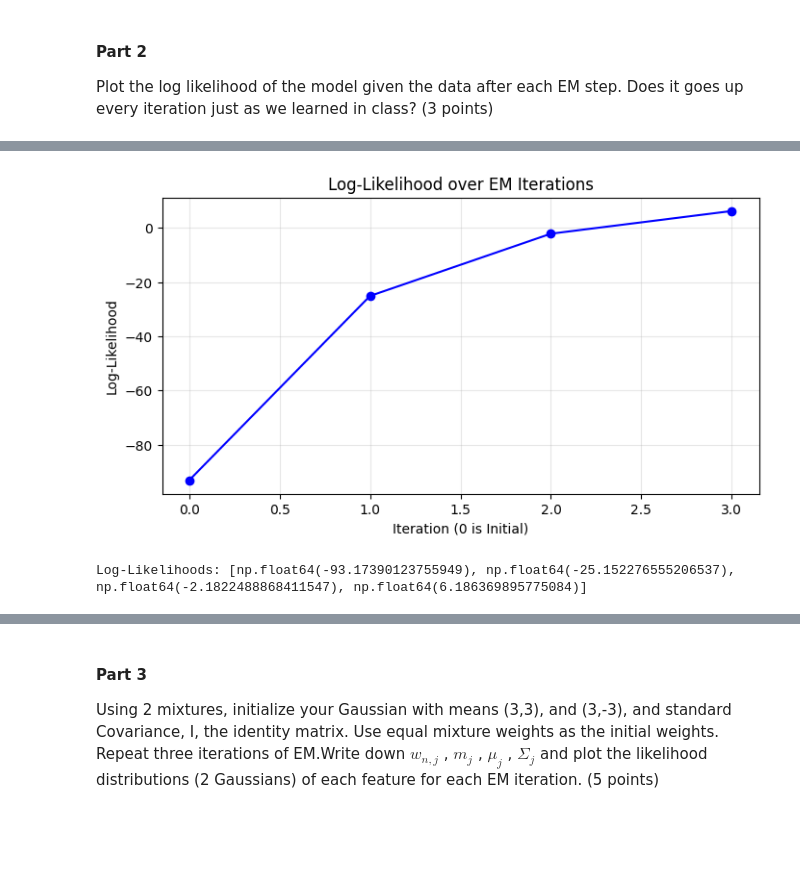
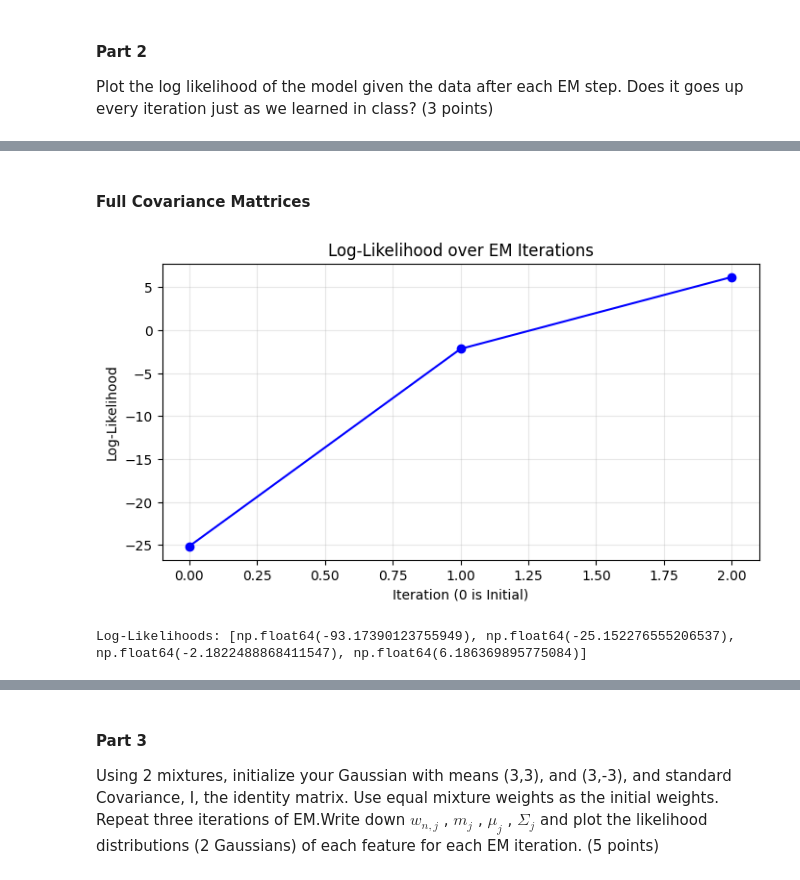
Before and after one commit to PavarisAsawa/PatternRecognition-Dimensionality_Reduction, a Jupyter notebook: Chapter1.ipynb, the cells around one changed output, grey strips where cells are left out. Drawn from its saved outputs; the diff is of its cells as text; code cells hidden in the pictures; blank space fills up the shorter version.

```diff
--- a/Chapter1.ipynb
+++ b/Chapter1.ipynb
@@ -185,0 +325,20 @@ Log-Likelihood: 6.1864
+# %%
+fig, ax = plt.subplots(1, 1, figsize=(8, 4), sharex=True, sharey=True)
+ax.scatter(X[:, 0], X[:, 1], c=labels_step, cmap='viridis',
+               s=60, edgecolors='k', linewidths=0.4, zorder=3)
+for j in range(k):
+    color = colors[j % len(colors)]
+    # Draw 1σ and 2σ confidence ellipses
+    draw_confidence_ellipse(ax, mu_step[j], sigma_step[j],
+                            n_std=1.0, color=color, alpha=0.15)
+    # Mean marker
+    ax.scatter(mu_step[j, 0], mu_step[j, 1],
+                marker='X', s=150, color=color,
+                edgecolors='white', linewidths=1.2, zorder=4)
+
+ax.set_title(f"Distribution Last EM Step", fontsize=11)
+ax.set_xlabel("x")
+ax.set_ylabel("y")
+ax.grid(True, alpha=0.3)
+plt.tight_layout()
+plt.show()
@@ -185,0 +351,9 @@ Log-Likelihood: 6.1864
+# %%
+n_samples, n_features = X.shape
+k = 3
+
+# Initialization
+mu = np.array([[3.0, 3.0], [2.0, 2.0], [-3.0, -3.0]])
+sigma = [np.eye(n_features) for _ in range(k)]
+phi = np.array([1/3, 1/3, 1/3]) # Initial equal mixing coefficients at 1/3
+w = np.zeros((n_samples, k))
@@ -313,14 +580,16 @@ every iteration just as we learned in class? (3 points)
+# %% [markdown]
+#### Full Covariance Mattrices
 # %%
 plt.figure(figsize=(8, 4))
-plt.plot(range(len(log_likelihoods)), log_likelihoods, marker='o', linestyle='-', color='b')
+plt.plot(range(len(log_likelihoods)-1), log_likelihoods[1:], marker='o', linestyle='-', color='b')
 plt.title("Log-Likelihood over EM Iterations")
 plt.xlabel("Iteration (0 is Initial)")
 plt.ylabel("Log-Likelihood")
 plt.grid(True, alpha=0.3)
 plt.show()
 
 print(f"Log-Likelihoods: {log_likelihoods}")
 # %% [output]
-[figure, old version]
+[figure, new version]
 Log-Likelihoods: [np.float64(-93.17390123755949), np.float64(-25.152276555206537), np.float64(-2.1822488868411547), np.float64(6.186369895775084)]
 # %% [markdown]
```
Also changed, not shown: parts of 19 cells of this notebook.
